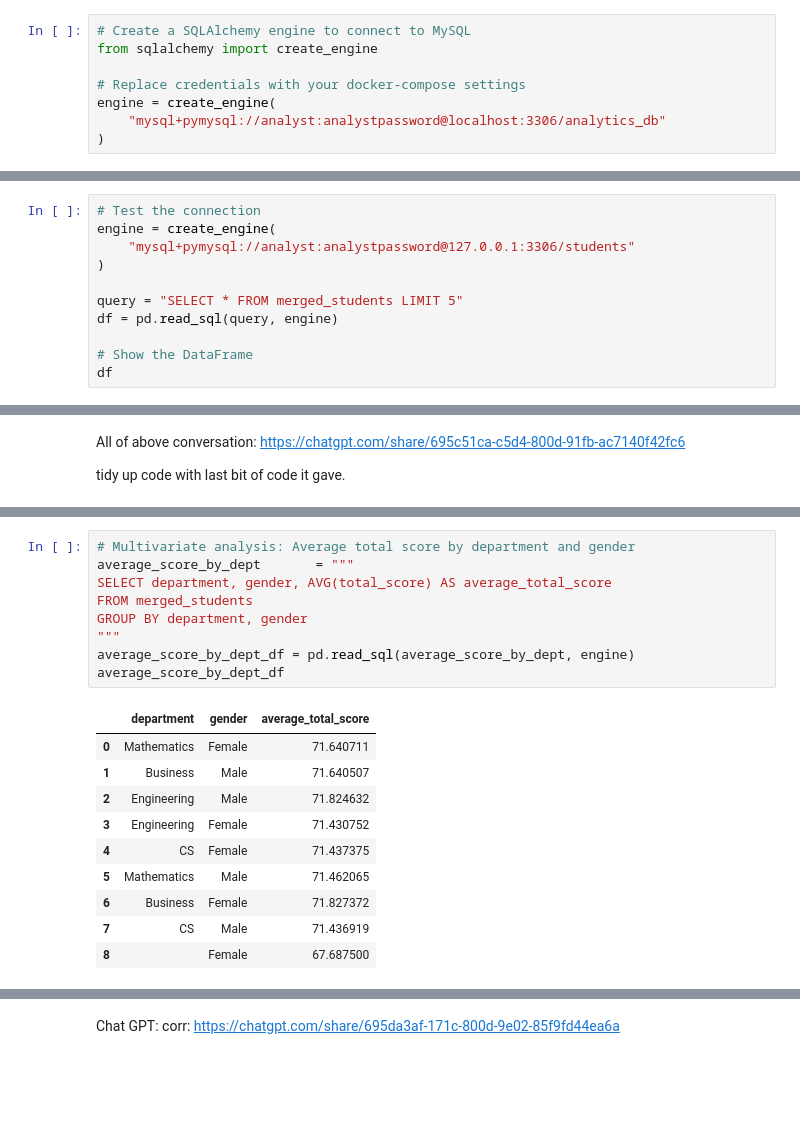
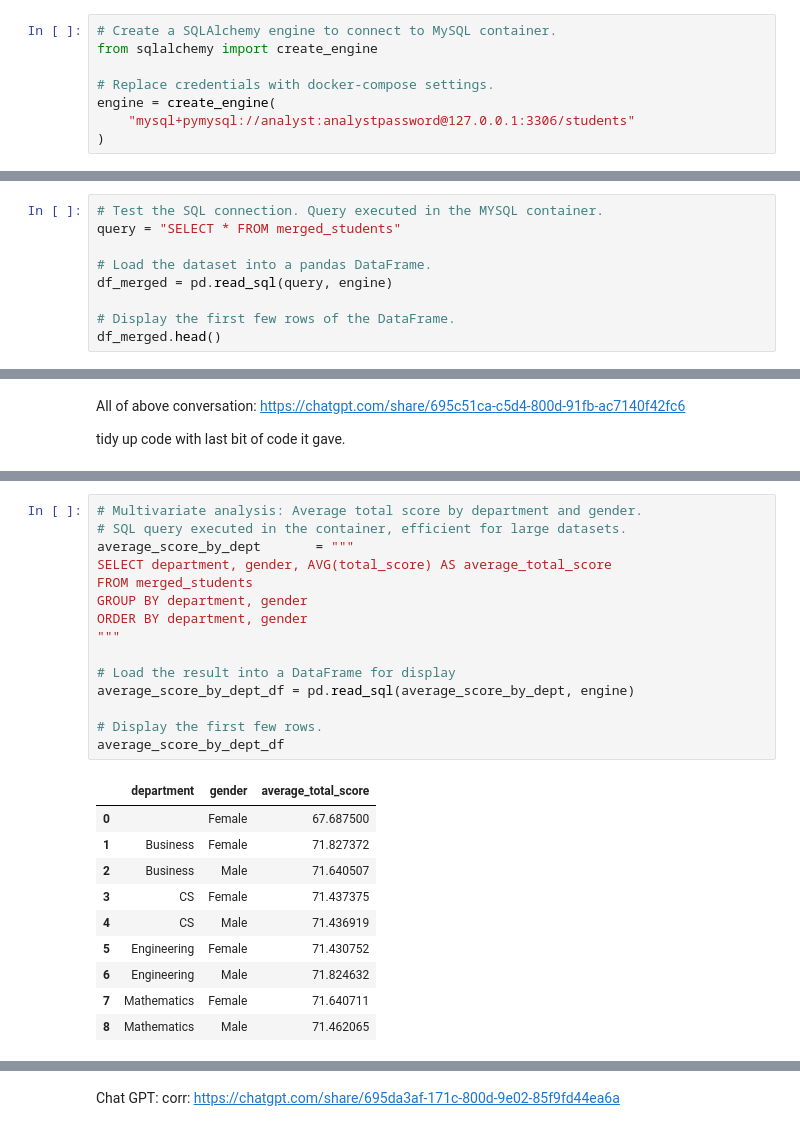
Before and after one commit to seasid3/programming-for-data-analytics-project, a Jupyter notebook: student_outcomes.ipynb, the cells around one changed output, grey strips where cells are left out. Cells and saved outputs as stored; diff of their text form; blank space fills up the shorter version.

Commit message:
Updating ipynb and saving csvs of datasets

```diff
--- a/student_outcomes.ipynb
+++ b/student_outcomes.ipynb
@@ -44,8 +48,8 @@ print(sqlalchemy.__version__)
 # %%
-# Create a SQLAlchemy engine to connect to MySQL
+# Create a SQLAlchemy engine to connect to MySQL container.
 from sqlalchemy import create_engine
 
-# Replace credentials with your docker-compose settings
+# Replace credentials with docker-compose settings.
 engine = create_engine(
-    "mysql+pymysql://analyst:analystpassword@localhost:3306/analytics_db"
+    "mysql+pymysql://analyst:analystpassword@127.0.0.1:3306/students"
 )
@@ -64,14 +56,12 @@ Note: you may need to restart the kernel to use updated packages.
 # %%
-# Test the connection
-engine = create_engine(
-    "mysql+pymysql://analyst:analystpassword@127.0.0.1:3306/students"
-)
+# Test the SQL connection. Query executed in the MYSQL container.
+query = "SELECT * FROM merged_students"
 
-query = "SELECT * FROM merged_students LIMIT 5"
-df = pd.read_sql(query, engine)
+# Load the dataset into a pandas DataFrame.
+df_merged = pd.read_sql(query, engine)
 
-# Show the DataFrame
-df
+# Display the first few rows of the DataFrame.
+df_merged.head()
 # %% [output]
 |  | StudentID | Attendance_Percent | Gender | Age | Department | Midterm_Score | Final_Score | ... |
 | 0 | S10000 | 61.70 | Female | 22 | Mathematics | 40.61 | 59.61 | ... |
@@ -210,24 +233,30 @@ average_attendance_df
 | 3 | CS | 79.397674 |
 | 4 |  | 68.410004 |
 # %%
-# Multivariate analysis: Average total score by department and gender
+# Multivariate analysis: Average total score by department and gender.
+# SQL query executed in the container, efficient for large datasets.
 average_score_by_dept       = """
 SELECT department, gender, AVG(total_score) AS average_total_score
 FROM merged_students
 GROUP BY department, gender
+ORDER BY department, gender
 """
+
+# Load the result into a DataFrame for display
 average_score_by_dept_df = pd.read_sql(average_score_by_dept, engine)
+
+# Display the first few rows.
 average_score_by_dept_df
 # %% [output]
 |  | department | gender | average_total_score |
-| 0 | Mathematics | Female | 71.640711 |
-| 1 | Business | Male | 71.640507 |
-| 2 | Engineering | Male | 71.824632 |
-| 3 | Engineering | Female | 71.430752 |
-| 4 | CS | Female | 71.437375 |
-| 5 | Mathematics | Male | 71.462065 |
-| 6 | Business | Female | 71.827372 |
-| 7 | CS | Male | 71.436919 |
-| 8 |  | Female | 67.687500 |
+| 0 |  | Female | 67.687500 |
+| 1 | Business | Female | 71.827372 |
+| 2 | Business | Male | 71.640507 |
+| 3 | CS | Female | 71.437375 |
+| 4 | CS | Male | 71.436919 |
+| 5 | Engineering | Female | 71.430752 |
+| 6 | Engineering | Male | 71.824632 |
+| 7 | Mathematics | Female | 71.640711 |
+| 8 | Mathematics | Male | 71.462065 |
 # %%
 # Exploring relationship between attendance and total score
```
Also changed, not shown: parts of 35 cells of this notebook, 4 other files.
